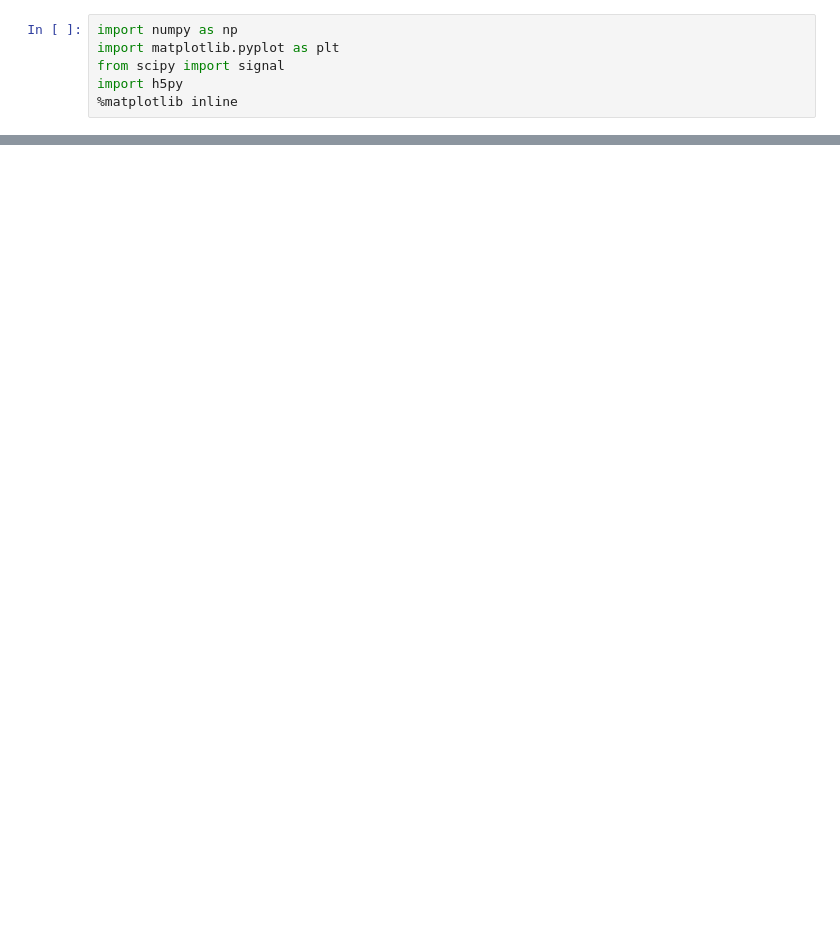
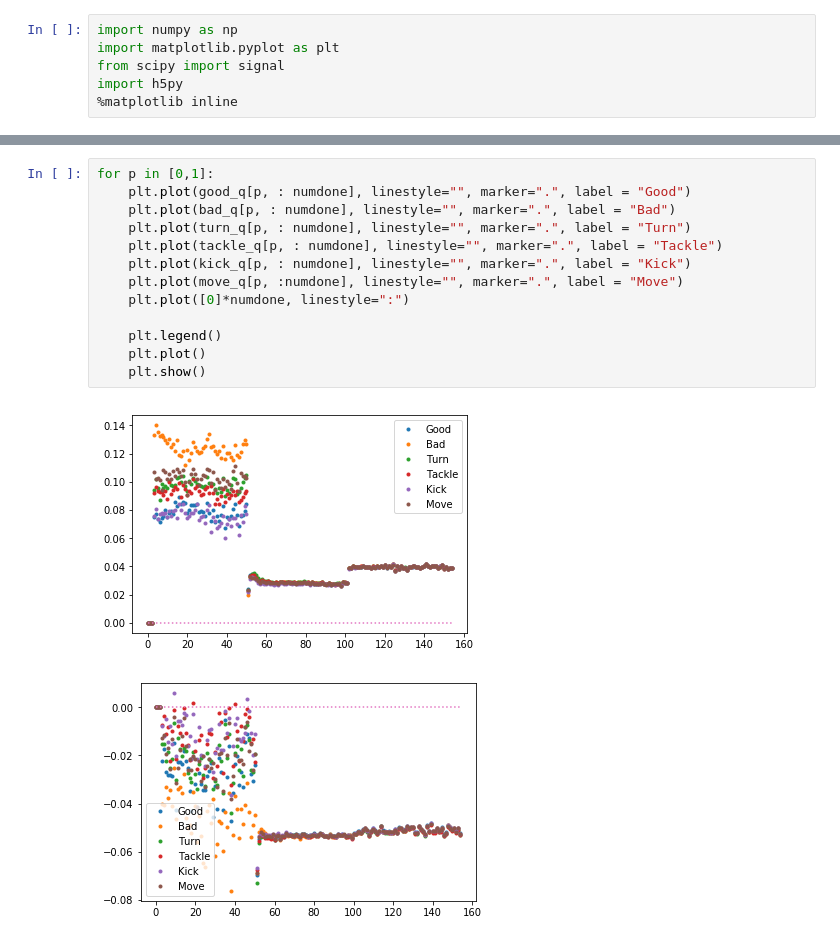
Before and after one commit to suraj-nair-1/DDPG, a Jupyter notebook: MADDPG_Metrics.ipynb, the cells around one changed output, grey strips where cells are left out. Drawn from its saved outputs; the diff is of its cells as text; blank space fills up the shorter version.

```diff
--- a/MADDPG_Metrics.ipynb
+++ b/MADDPG_Metrics.ipynb
@@ -66,0 +68,16 @@ plot_dual(bad_q, numdone, "Bad Q", "Bad Q (No Goalie)")
+# %%
+for p in [0,1]:
+    plt.plot(good_q[p, : numdone], linestyle="", marker=".", label = "Good")
+    plt.plot(bad_q[p, : numdone], linestyle="", marker=".", label = "Bad")
+    plt.plot(turn_q[p, : numdone], linestyle="", marker=".", label = "Turn")
+    plt.plot(tackle_q[p, : numdone], linestyle="", marker=".", label = "Tackle")
+    plt.plot(kick_q[p, : numdone], linestyle="", marker=".", label = "Kick")
+    plt.plot(move_q[p, :numdone], linestyle="", marker=".", label = "Move")
+    plt.plot([0]*numdone, linestyle=":")
+
+    plt.legend()
+    plt.plot()
+    plt.show()
+# %% [output]
+[figure, added]
+[figure, added]
```
Also changed, not shown: parts of 8 cells of this notebook.
